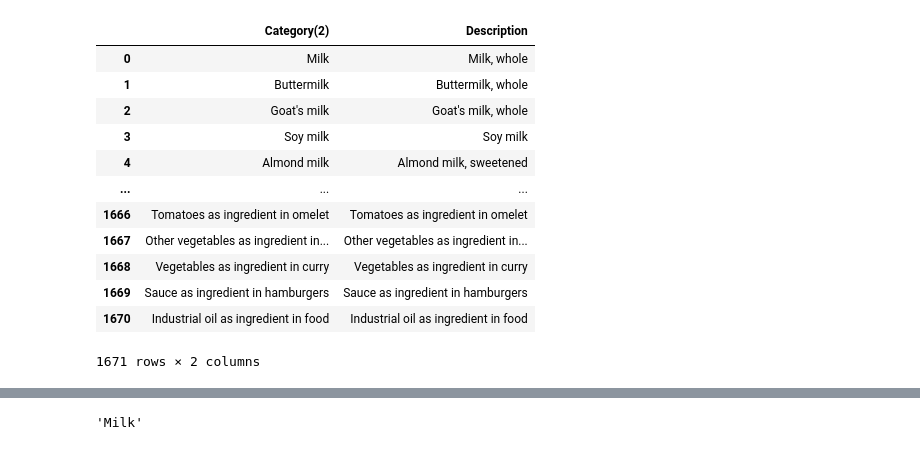
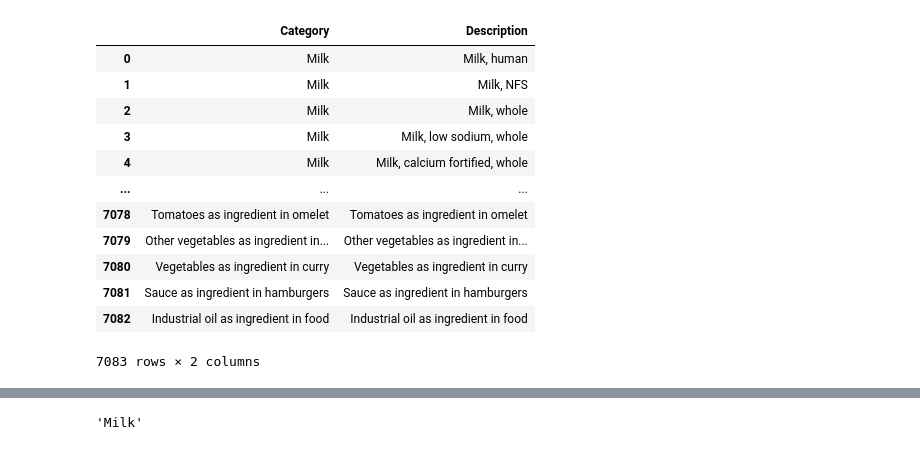
Before and after one commit to ikramthefish-code/cs130-project, a Jupyter notebook: analysis.ipynb, the cells around one changed output, grey strips where cells are left out. Drawn from its saved outputs; the diff is of its cells as text; code cells hidden in the pictures.

```diff
--- a/analysis.ipynb
+++ b/analysis.ipynb
@@ -47,20 +48,20 @@ RangeIndex(start=0, stop=1671, step=1)
 # %%
 #Using this as a reference for later for coloums
-food[["Category(2)", "Description"]]
+food[["Category", "Description"]]
 # %% [output]
-|  | Category(2) | Description |
-| 0 | Milk | Milk, whole |
-| 1 | Buttermilk | Buttermilk, whole |
-| 2 | Goat's milk | Goat's milk, whole |
-| 3 | Soy milk | Soy milk |
-| 4 | Almond milk | Almond milk, sweetened |
+|  | Category | Description |
+| 0 | Milk | Milk, human |
+| 1 | Milk | Milk, NFS |
+| 2 | Milk | Milk, whole |
+| 3 | Milk | Milk, low sodium, whole |
+| 4 | Milk | Milk, calcium fortified, whole |
 | ... | ... | ... |
-| 1666 | Tomatoes as ingredient in omelet | Tomatoes as ingredient in omelet |
-| 1667 | Other vegetables as ingredient in... | Other vegetables as ingredient in... |
-| 1668 | Vegetables as ingredient in curry | Vegetables as ingredient in curry |
-| 1669 | Sauce as ingredient in hamburgers | Sauce as ingredient in hamburgers |
-| 1670 | Industrial oil as ingredient in food | Industrial oil as ingredient in food |
+| 7078 | Tomatoes as ingredient in omelet | Tomatoes as ingredient in omelet |
+| 7079 | Other vegetables as ingredient in... | Other vegetables as ingredient in... |
+| 7080 | Vegetables as ingredient in curry | Vegetables as ingredient in curry |
+| 7081 | Sauce as ingredient in hamburgers | Sauce as ingredient in hamburgers |
+| 7082 | Industrial oil as ingredient in food | Industrial oil as ingredient in food |
-1671 rows × 2 columns
+7083 rows × 2 columns
 # %%
 food.head()
 # %% [output]
```
Also changed, not shown: parts of 7 cells of this notebook, 3 other files.
